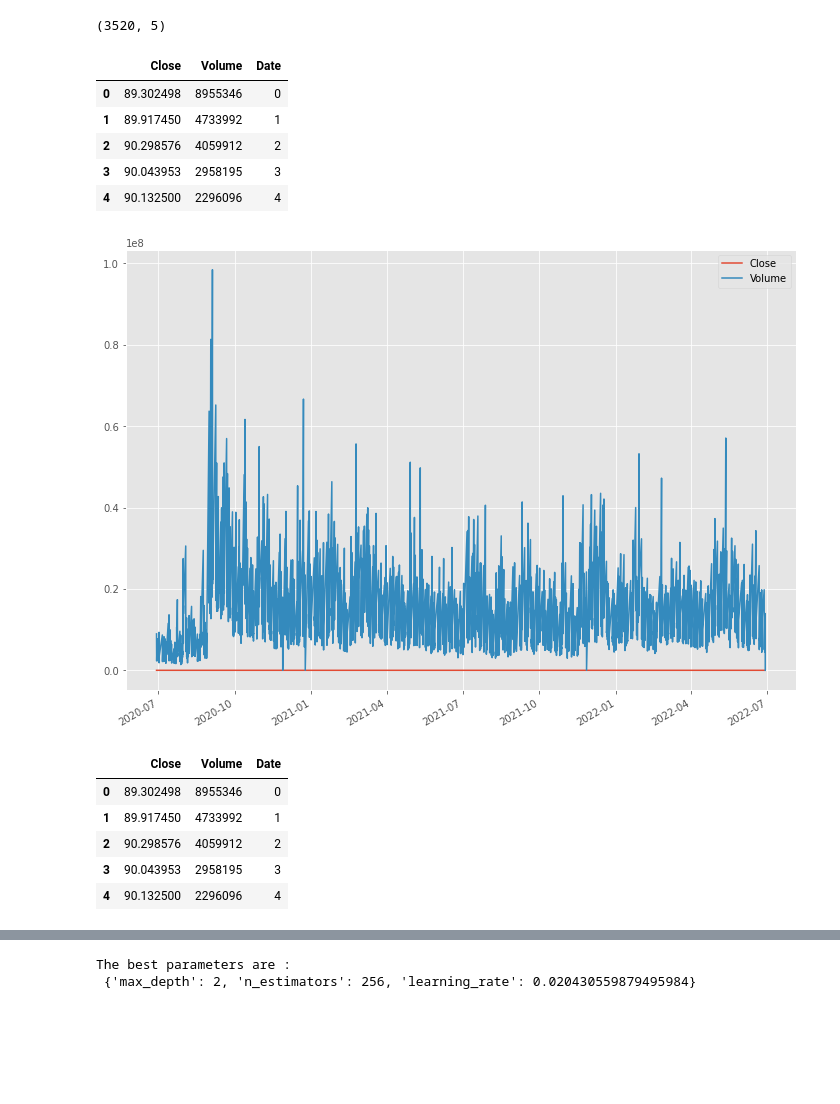
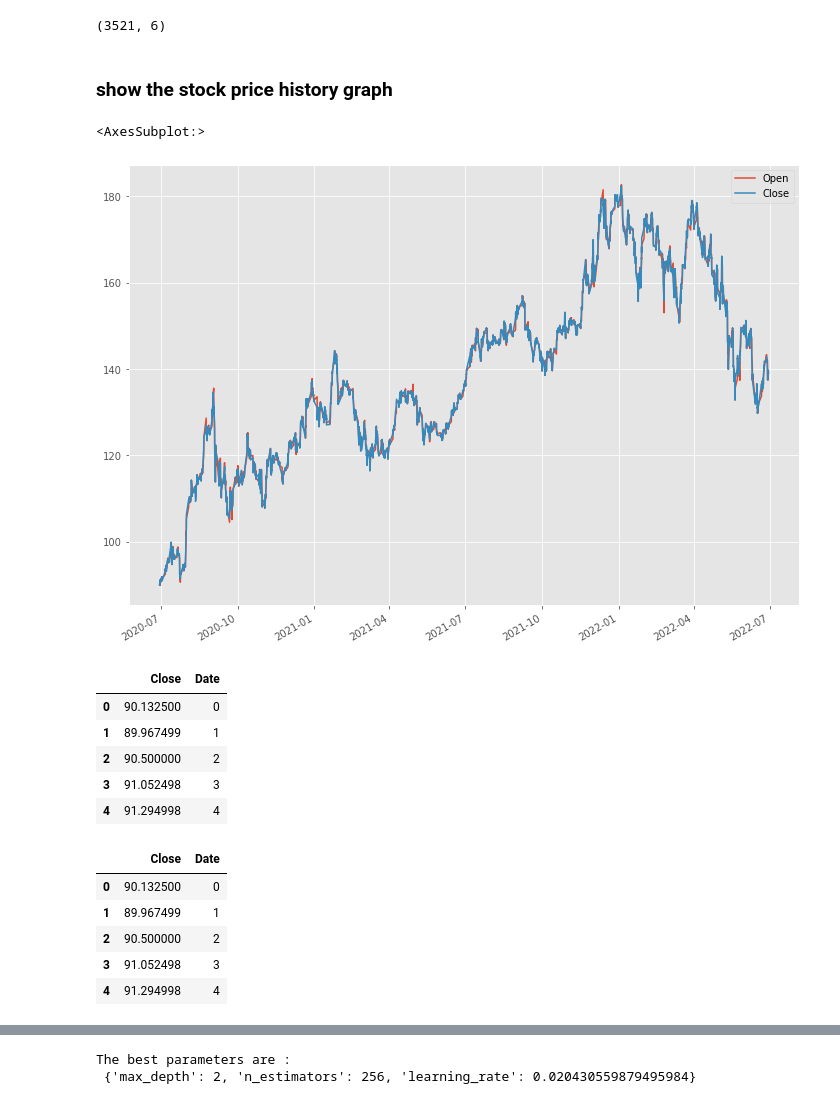
Before and after one commit to KenTaniguchi-R/PredictingStock, a Jupyter notebook: xgboosting.ipynb, the cells around one changed output, grey strips where cells are left out. Drawn from its saved outputs; the diff is of its cells as text; code cells hidden in the pictures; blank space fills up the shorter version.

```diff
--- a/xgboosting.ipynb
+++ b/xgboosting.ipynb
@@ -9,9 +9,7 @@ from sklearn.metrics import mean_absolute_error
 from sklearn.metrics import mean_squared_error
 from sklearn.metrics import mean_absolute_percentage_error
 # %%
-google = yf.Ticker("AAPL")
-df = google.history(period="2y", interval='1h').drop(columns=["Dividends", "Stock Splits"])
-df2 = df.copy()
-df2.reset_index(inplace=True)
-df2.head()
+stock = yf.Ticker("AAPL")
+df = stock.history(period="2y", interval='1h').drop(columns=["Dividends", "Stock Splits"])
+df.head()
 # %% [output]
@@ -24,42 +35,49 @@ df2.head()
 # %%
-df.shape
+df2.shape
 # %% [output]
-(3520, 5)
+(3521, 6)
+# %% [markdown]
+### show the stock price history graph
+# %%
+df3 = df.copy()
+df3.drop(columns=["High", "Low", "Volume"], inplace=True)
+df3.plot()
+# %% [output]
+<AxesSubplot:>
+[figure, added]
 # %%
-df3 = df.copy()
-df3.drop(columns=["Open", "High", "Low"], inplace=True)
-df3.plot()
 df3.reset_index(inplace=True)
 df3["Date"] = df3.index
-df3.drop(columns=["index"], inplace=True)
+df3.drop(columns=["index", "Open"], inplace=True)
 df3.head()
 # %% [output]
-|  | Close | Volume | Date |
-| 0 | 89.302498 | 8955346 | 0 |
-| 1 | 89.917450 | 4733992 | 1 |
-| 2 | 90.298576 | 4059912 | 2 |
-| 3 | 90.043953 | 2958195 | 3 |
-| 4 | 90.132500 | 2296096 | 4 |
+|  | Close | Date |
+| 0 | 90.132500 | 0 |
+| 1 | 89.967499 | 1 |
+| 2 | 90.500000 | 2 |
+| 3 | 91.052498 | 3 |
+| 4 | 91.294998 | 4 |
-[figure, removed]
 # %%
-# 学習データ
-LAST_DAYS = 24 * 7
+# get the last 1 week of data (7h/day and 5 days/week)
+LAST_DAYS = 7 * 5
 
+# train data
 train = df3.iloc[:-1*LAST_DAYS]
-y_train = train['Close']              #目的変数y
-X_train = train.drop(columns=['Close']) #説明変数X
-# テストデータ
+X_train = train.drop(columns=['Close']) # explanatory variable
+y_train = train['Close']              # target variable
+
+# test data
 test = df3.iloc[-1*LAST_DAYS:]  #テストデータ
-y_test = test['Close']              #目的変数y
-X_test = test.drop(columns=['Close']) #説明変数X
+X_test = test.drop(columns=['Close']) # explanatory variable
+y_test = test['Close']              # target variable
 train.head()
 # %% [output]
-|  | Close | Volume | Date |
-| 0 | 89.302498 | 8955346 | 0 |
-| 1 | 89.917450 | 4733992 | 1 |
-| 2 | 90.298576 | 4059912 | 2 |
-| 3 | 90.043953 | 2958195 | 3 |
-| 4 | 90.132500 | 2296096 | 4 |
+|  | Close | Date |
+| 0 | 90.132500 | 0 |
+| 1 | 89.967499 | 1 |
+| 2 | 90.500000 | 2 |
+| 3 | 91.052498 | 3 |
+| 4 | 91.294998 | 4 |
 # %%
 # グラフ化
 fig, ax = plt.subplots()
```
Also changed, not shown: parts of 10 cells of this notebook, 6 other files.
